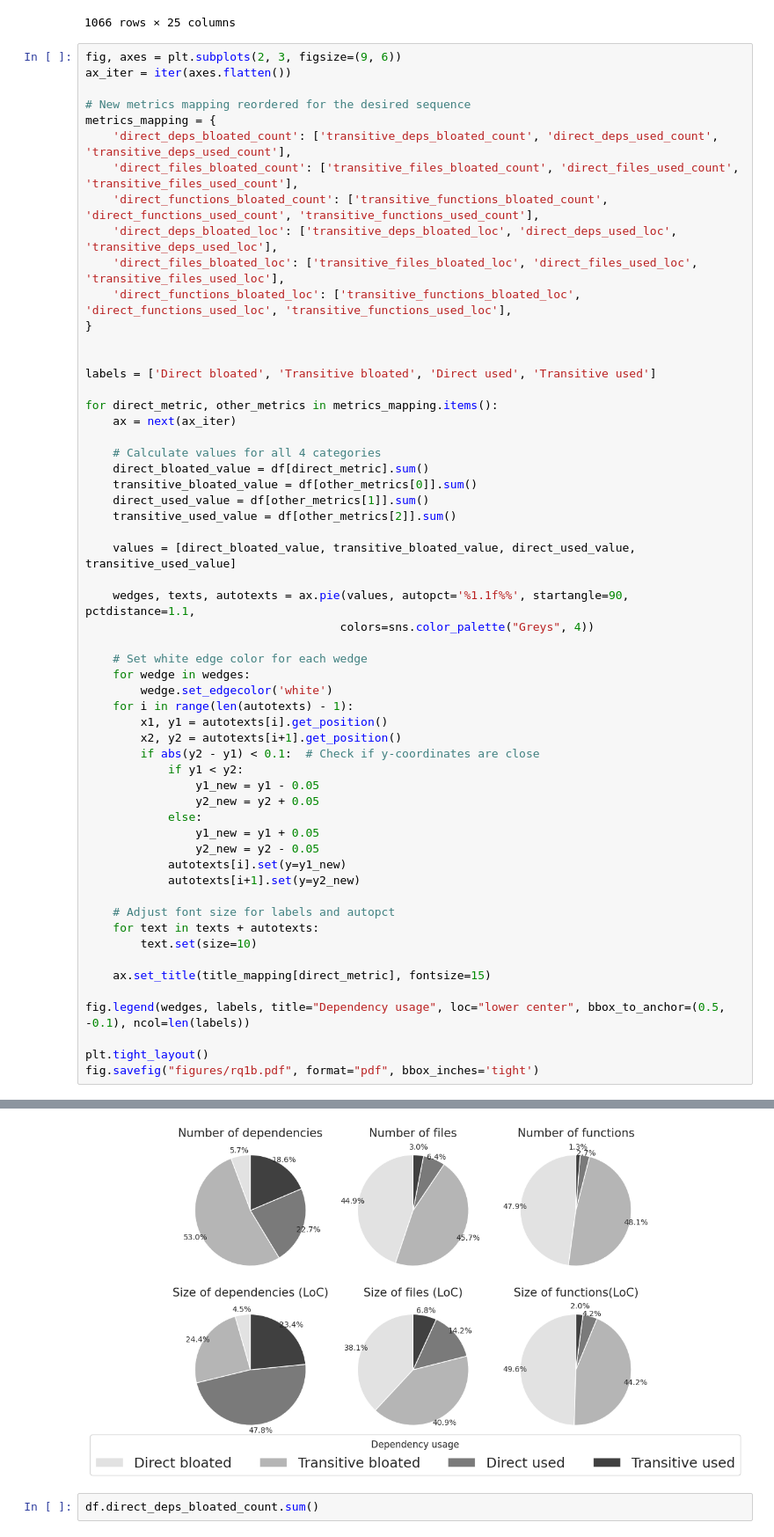
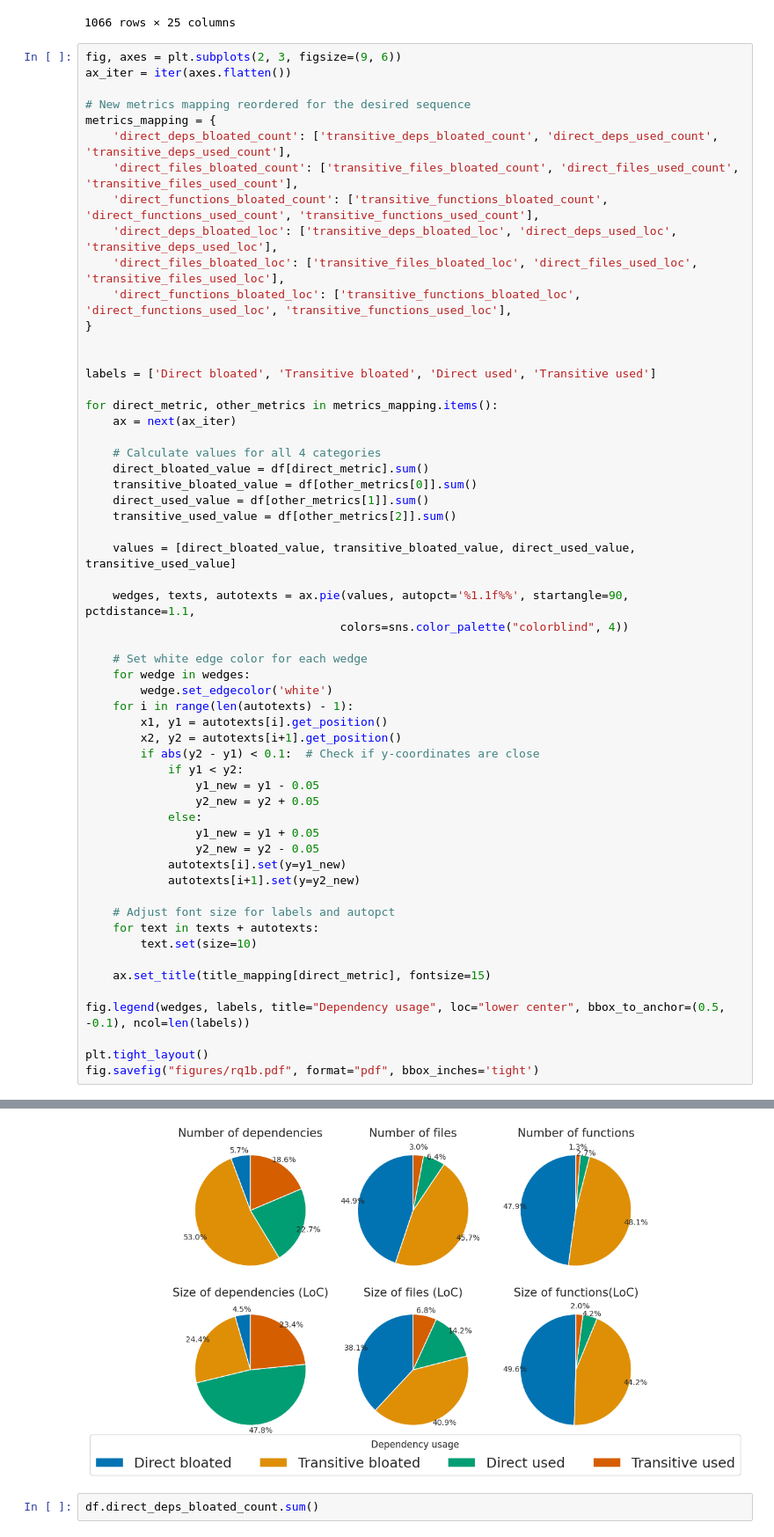
Before and after one commit to gdrosos/bloat-study-artifact, a Jupyter notebook: analysis/rq1b.ipynb, the cells around one changed output, grey strips where cells are left out. Shown at 88% size. Cells and saved outputs as stored; diff of their text form.

```diff
--- a/analysis/rq1b.ipynb
+++ b/analysis/rq1b.ipynb
@@ -111,7 +111,7 @@ for direct_metric, other_metrics in metrics_mapping.items():
     values = [direct_bloated_value, transitive_bloated_value, direct_used_value, transitive_used_value]
 
     wedges, texts, autotexts = ax.pie(values, autopct='%1.1f%%', startangle=90, pctdistance=1.1,
-                                     colors=sns.color_palette("Greys", 4))
+                                     colors=sns.color_palette("colorblind", 4))
 
     # Set white edge color for each wedge
     for wedge in wedges:
@@ -143,4 +147,4 @@ fig.savefig("figures/rq1b.pdf", format="pdf", bbox_inches='tight')
-[figure, old version]
+[figure, new version]
 # %%
 df.direct_deps_bloated_count.sum()
 # %% [output]
```
Also changed, not shown: parts of 1 cell of this notebook, 10 other files.
